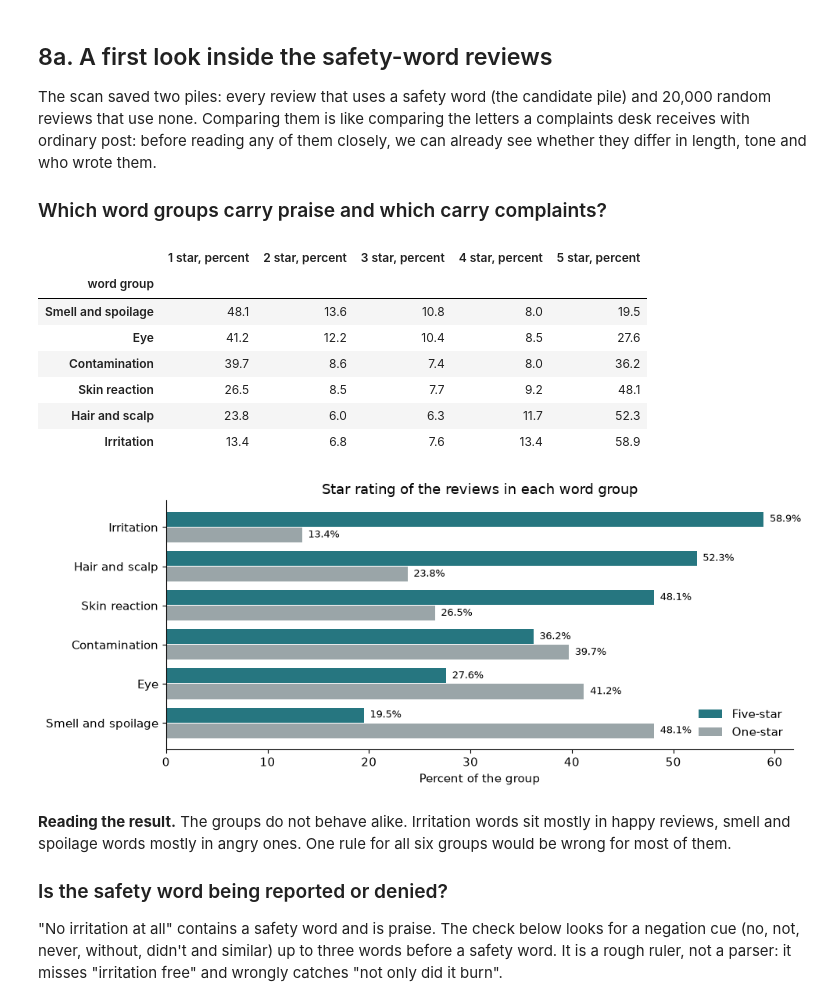
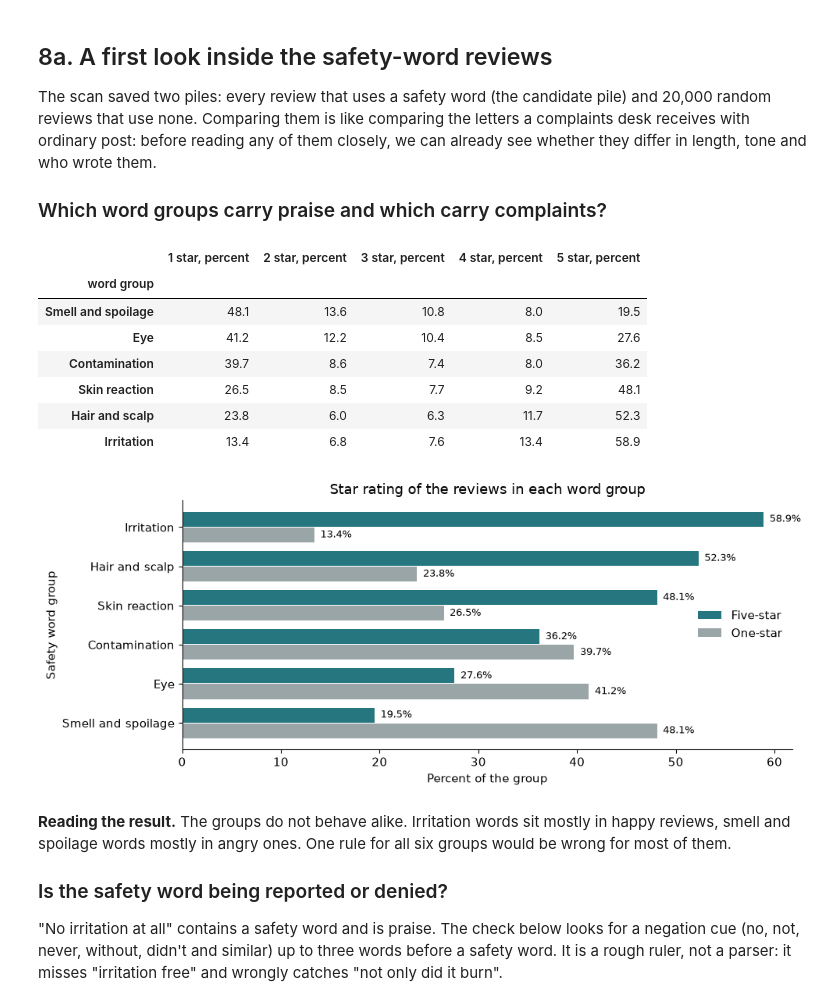
Before and after one commit to Pawansingh3889/yuvaintern, a Jupyter notebook: complaint_detection.ipynb, the cells around one changed output. Saved outputs shown, nothing was run; the diff lists cells and outputs as text; code cells hidden in the pictures.

```diff
--- a/complaint_detection.ipynb
+++ b/complaint_detection.ipynb
@@ -847,35 +847,35 @@ candidates = pd.read_json(CANDIDATES_FILE, lines=True, dtype=text_columns, conve
 random_sample = pd.read_json(RANDOM_FILE, lines=True, dtype=text_columns, convert_dates=False)
 assert len(candidates) == t['any_keyword'] and len(random_sample) == RANDOM_SIZE
 
 group_stars = pd.DataFrame({
     GROUP_LABELS[name]: candidates.loc[candidates['groups'].map(lambda g, name=name: name in g), 'rating'].value_counts(normalize=True)
     for name in WORD_GROUPS}).T.sort_index(axis=1).mul(100).round(1)
 group_stars.columns = [f'{stars} star, percent' for stars in group_stars.columns]
 group_stars = group_stars.sort_values('5 star, percent')
 display(group_stars.rename_axis('word group'))
 
 fig, ax = plt.subplots(figsize=(10, 4.2))
 y = range(len(group_stars))
 ax.barh([v + 0.2 for v in y], group_stars['5 star, percent'], height=0.38, color=INK, label='Five-star')
 ax.barh([v - 0.2 for v in y], group_stars['1 star, percent'], height=0.38, color=GREY, label='One-star')
 for v, (five, one) in enumerate(zip(group_stars['5 star, percent'], group_stars['1 star, percent'])):
     ax.text(five + 0.6, v + 0.2, f'{five}%', va='center', fontsize=9)
     ax.text(one + 0.6, v - 0.2, f'{one}%', va='center', fontsize=9)
 ax.set_yticks(list(y), group_stars.index)
-ax.set(title='Star rating of the reviews in each word group', xlabel='Percent of the group')
+ax.set(title='Star rating of the reviews in each word group', xlabel='Percent of the group', ylabel='Safety word group')
 ax.legend(frameon=False)
 fig.tight_layout()
 plt.show()
 # %% [output]
 |  | 1 star, percent | 2 star, percent | 3 star, percent | 4 star, percent | 5 star, percent |
 | word group |  |  |  |  |  |
 | Smell and spoilage | 48.1 | 13.6 | 10.8 | 8.0 | 19.5 |
 | Eye | 41.2 | 12.2 | 10.4 | 8.5 | 27.6 |
 | Contamination | 39.7 | 8.6 | 7.4 | 8.0 | 36.2 |
 | Skin reaction | 26.5 | 8.5 | 7.7 | 9.2 | 48.1 |
 | Hair and scalp | 23.8 | 6.0 | 6.3 | 11.7 | 52.3 |
 | Irritation | 13.4 | 6.8 | 7.6 | 13.4 | 58.9 |
-[figure, old version]
+[figure, new version]
 # %% [markdown]
 **Reading the result.** The groups do not behave alike. Irritation words sit mostly in happy reviews, smell and spoilage words mostly in angry ones. One rule for all six groups would be wrong for most of them.
 
```
Also changed, not shown: parts of 8 cells of this notebook, 1 other file.
